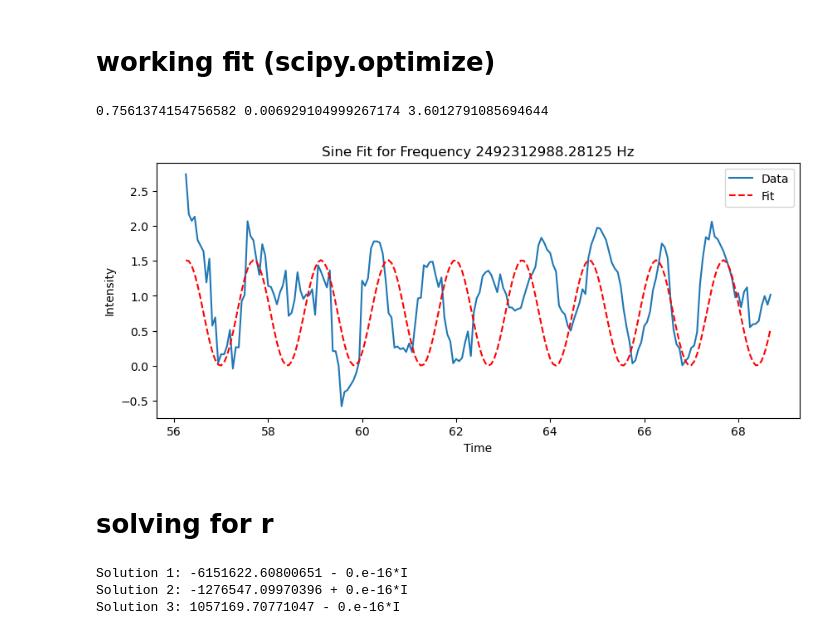
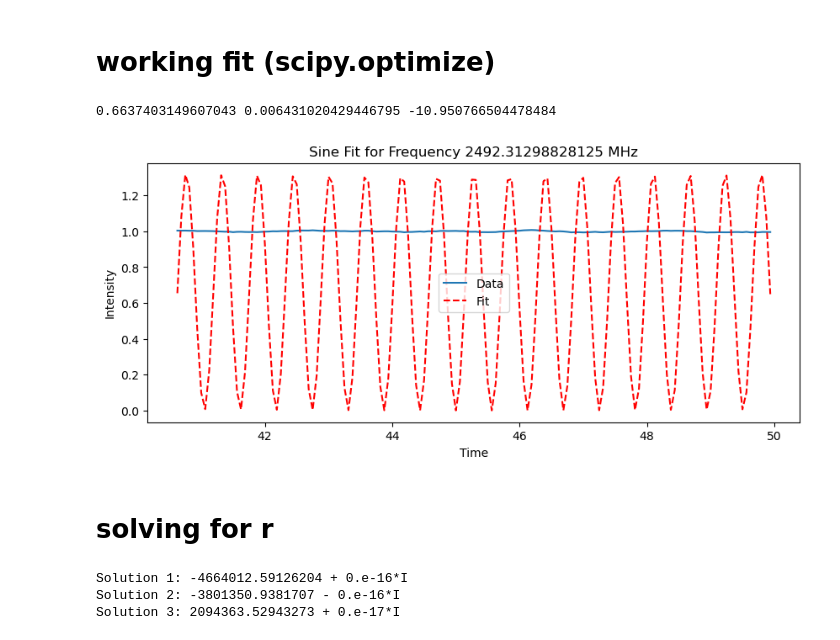
Before and after one commit to muellvin/radio-interferometry, a Jupyter notebook: data_sat.ipynb, the cells around one changed output. Drawn from its saved outputs; the diff is of its cells as text; code cells hidden in the pictures.

```diff
--- a/data_sat.ipynb
+++ b/data_sat.ipynb
@@ -6,7 +6,7 @@ import numpy as np
 from scipy.optimize import curve_fit
 
 # Load the .fits file
-file_path = "sat_interest_25/ETH_20250107_220112_01_satellite.fit"  # Replace with your actual file path
+file_path = "sat_interest_25/ETH_20250108_063004_01.fit"  # Replace with your actual file path
 hdul = fits.open(file_path)
 
 # Display the header information (optional)
@@ -20,8 +20,8 @@ print(data.shape)
 # Extract frequency and time from header (if provided)
 # You may need to adjust these keys based on your file
 freq_axis = np.arange(data.shape[0])  # Dummy frequency axis if not provided
-freq_axis = hdul[1].data[0][1] * 1000000
-time_axis = np.arange(data.shape[1])  # Dummy time axis if not provided
+freq_axis = hdul[1].data[0][1] * 10e5
+time_axis = np.arange(data.shape[1]) # Dummy time axis if not provided
 time_axis = hdul[1].data[0][0] / 4
 
 # Close the file
@@ -33,9 +33,7 @@ chosen_frequency = freq_axis[frequency_index]  # Get the actual frequency value
 
 print(time_axis.size)
 
-rel_time_start = 900
-rel_time_stop = 1100
-time_axis_rel = time_axis[rel_time_start:rel_time_stop]
+print(freq_axis)
 # %% [output]
 (200, 3600)
 3600
@@ -89,7 +102,7 @@ gaussian_params, _ = curve_fit(
     gaussian,
     time_axis,
     intensity,
-    p0=[17.5, 50, 50, 0, 11],
+    p0=[17.5, 200, 200, 0, 11],
     #p0=[17.5, 5720, 4640, 0, 11],
     maxfev=50000  # Increase maxfev to 5000
 )
@@ -108,7 +121,7 @@ plt.plot(time_axis, intensity, label='Data')
 plt.plot(time_axis, fitted_gaussian_linear, label='Fitted Gaussian', linestyle='--', color='red')
 plt.xlabel('Time')
 plt.ylabel('Intensity')
-plt.title(f'Gaussian Fit for Frequency {chosen_frequency} Hz')
+plt.title(f'Gaussian Fit for Frequency {chosen_frequency/10e5} MHz')
 plt.legend()
 plt.grid(True)
 plt.show()
@@ -186,38 +205,42 @@ plt.show()
 # %%
 from scipy.optimize import minimize
 
+rel_time_start = 650
+rel_time_stop = 800
+intensity_no_gauss_rel = intensity_no_gauss[rel_time_start:rel_time_stop]
+time_axis_rel = time_axis[rel_time_start:rel_time_stop]
 
 # Objective function (sum of squared residuals)
 def objective(params, x, y):
     S, omega, phi = params
     residuals = y - theoretical_fit(x, S, omega, phi)
     return np.sum(residuals**2)
 
 initial_guess = [0.8, 0.007, 0.0]
 
 
 result = minimize(objective, initial_guess, args=(time_axis_rel, intensity_no_gauss_rel))
 
 # Extract fitted parameters
 S_fit, omega_fit, phi_fit = result.x
 
 print(S_fit, omega_fit, phi_fit)
 
 # Generate the fitted curve
 fitted_curve = theoretical_fit(time_axis_rel, S_fit, omega_fit, phi_fit)
 
 # Plot the fitted Gaussian over the data
 plt.figure(figsize=(10, 4))
 plt.plot(time_axis_rel, intensity_no_gauss_rel, label='Data')
 plt.plot(time_axis_rel, fitted_curve, label='Fit', linestyle='--', color='red')
 plt.xlabel('Time')
 plt.ylabel('Intensity')
-plt.title(f'Sine Fit for Frequency {chosen_frequency} Hz')
+plt.title(f'Sine Fit for Frequency {chosen_frequency/10e5} MHz')
 plt.legend()
 plt.show()
 # %% [output]
-0.7561374154756582 0.006929104999267174 3.6012791085694644
+0.6637403149607043 0.006431020429446795 -10.950766504478484
-[figure, old version]
+[figure, new version]
 # %% [markdown]
 # solving for r
 # %%
@@ -242,6 +265,6 @@ solutions = sp.solve(equation, r)
 for i, sol in enumerate(solutions):
     print(f"Solution {i + 1}: {sol}")
 # %% [output]
-Solution 1: -6151622.60800651 - 0.e-16*I
-Solution 2: -1276547.09970396 + 0.e-16*I
-Solution 3: 1057169.70771047 - 0.e-16*I
+Solution 1: -4664012.59126204 + 0.e-16*I
+Solution 2: -3801350.9381707 - 0.e-16*I
+Solution 3: 2094363.52943273 + 0.e-17*I
```
Also changed, not shown: parts of 5 cells of this notebook, 5 other files.
